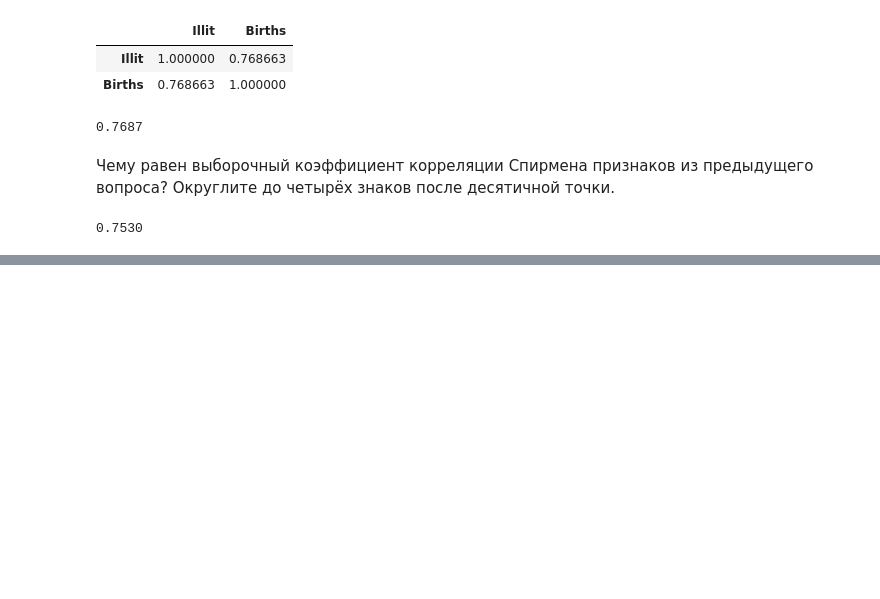
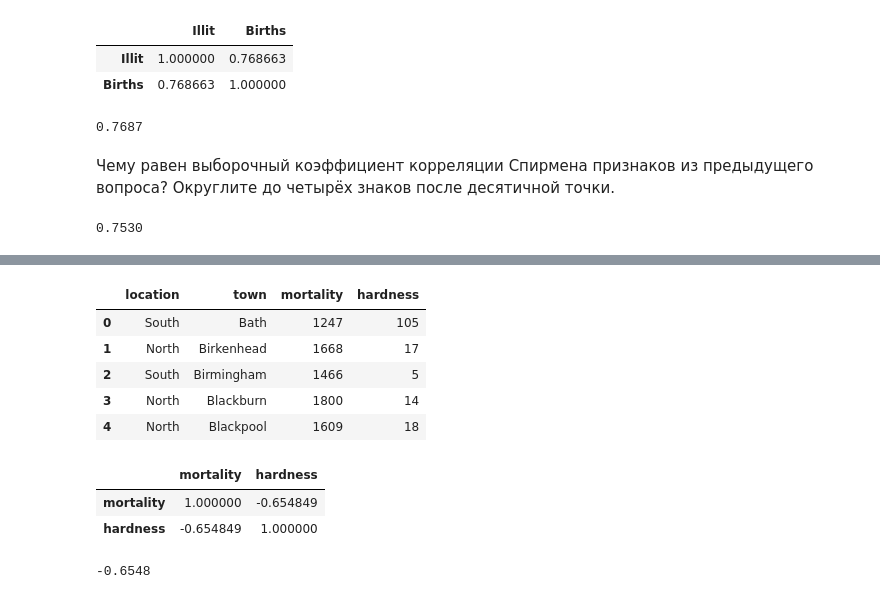
Before and after one commit to kcostya/mipt, a Jupyter notebook: stats-for-data-analysis/week-3-regularities/notebooks/stat.correlation.ipynb, the cells around one changed output, grey strips where cells are left out. Cells and saved outputs as stored; diff of their text form; code cells hidden in the pictures; blank space fills up the shorter version.

```diff
--- a/stats-for-data-analysis/week-3-regularities/notebooks/stat.correlation.ipynb
+++ b/stats-for-data-analysis/week-3-regularities/notebooks/stat.correlation.ipynb
@@ -152,0 +160,20 @@ print("{:.4f}".format(spearmanr(data.Illit, data.Births).correlation))
+# %%
+data = pd.read_table('water.txt')
+data.head()
+# %% [output]
+|  | location | town | mortality | hardness |
+| 0 | South | Bath | 1247 | 105 |
+| 1 | North | Birkenhead | 1668 | 17 |
+| 2 | South | Birmingham | 1466 | 5 |
+| 3 | North | Blackburn | 1800 | 14 |
+| 4 | North | Blackpool | 1609 | 18 |
+# %%
+data.corr()
+# %% [output]
+|  | mortality | hardness |
+| mortality | 1.000000 | -0.654849 |
+| hardness | -0.654849 | 1.000000 |
+# %%
+print("{:.4f}".format(data.corr()['hardness']['mortality']))
+# %% [output]
+-0.6548
```
Also changed, not shown: parts of 7 cells of this notebook, 1 other file.
